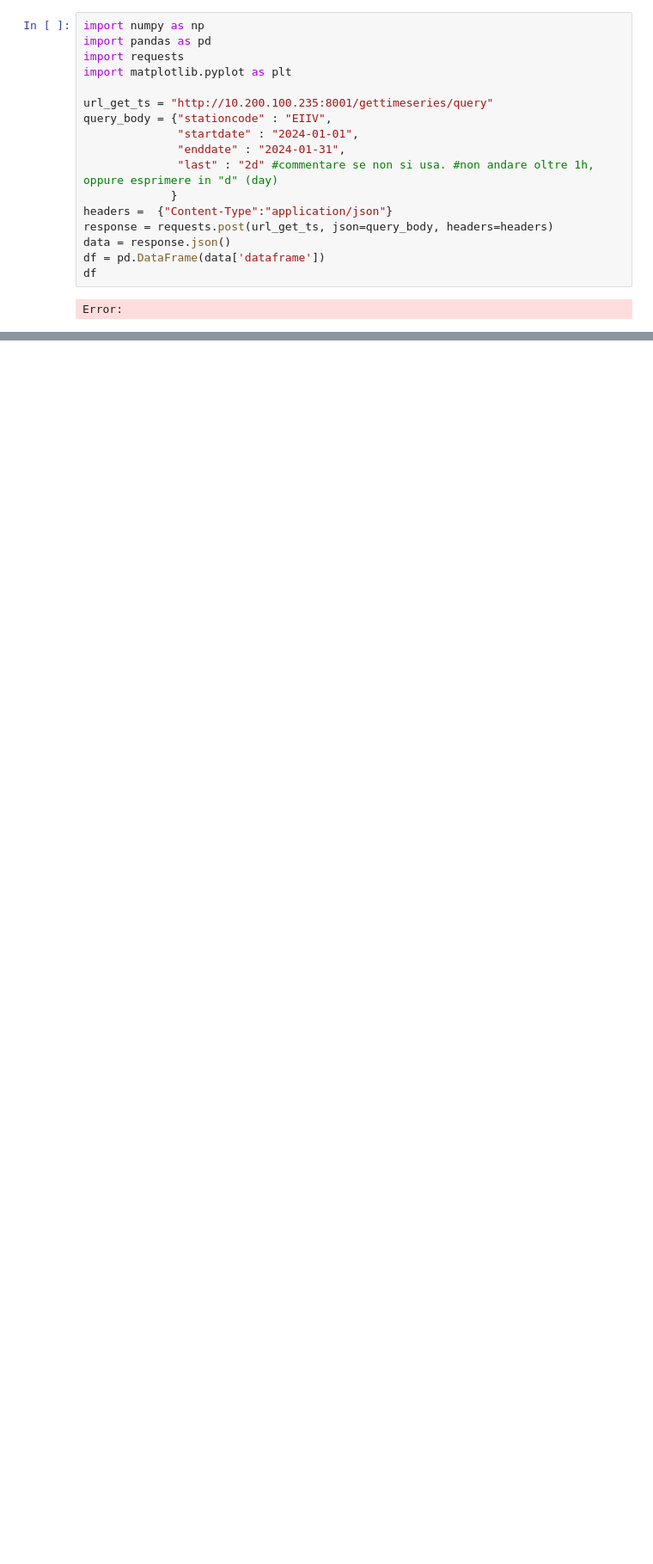
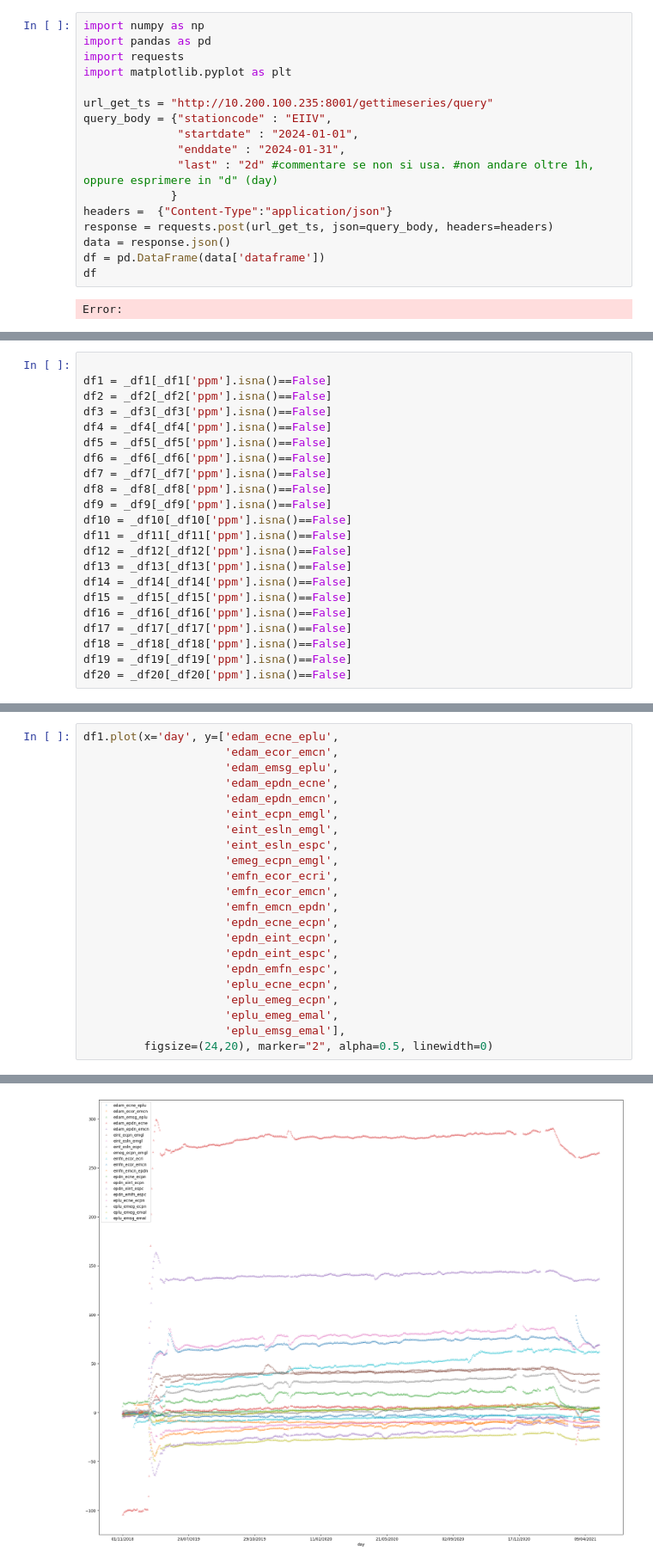
Before and after one commit to francescopandolfo/TESI_LM32, a Jupyter notebook: tesi_pandolfo_UI.ipynb, the cells around one changed output, grey strips where cells are left out. Shown at 86% size. Cells and saved outputs as stored; diff of their text form; blank space fills up the shorter version.

```diff
--- a/tesi_pandolfo_UI.ipynb
+++ b/tesi_pandolfo_UI.ipynb
@@ -34,0 +45,22 @@ df.plot(x='time', y='delta_east', figsize=(24,10), marker="8", alpha=0.5, linewi
+# %%
+
+df1 = _df1[_df1['ppm'].isna()==False]
+df2 = _df2[_df2['ppm'].isna()==False]
+df3 = _df3[_df3['ppm'].isna()==False]
+df4 = _df4[_df4['ppm'].isna()==False]
+df5 = _df5[_df5['ppm'].isna()==False]
+df6 = _df6[_df6['ppm'].isna()==False]
+df7 = _df7[_df7['ppm'].isna()==False]
+df8 = _df8[_df8['ppm'].isna()==False]
+df9 = _df9[_df9['ppm'].isna()==False]
+df10 = _df10[_df10['ppm'].isna()==False]
+df11 = _df11[_df11['ppm'].isna()==False]
+df12 = _df12[_df12['ppm'].isna()==False]
+df13 = _df13[_df13['ppm'].isna()==False]
+df14 = _df14[_df14['ppm'].isna()==False]
+df15 = _df15[_df15['ppm'].isna()==False]
+df16 = _df16[_df16['ppm'].isna()==False]
+df17 = _df17[_df17['ppm'].isna()==False]
+df18 = _df18[_df18['ppm'].isna()==False]
+df19 = _df19[_df19['ppm'].isna()==False]
+df20 = _df20[_df20['ppm'].isna()==False]
@@ -34,0 +126,23 @@ df.plot(x='time', y='delta_east', figsize=(24,10), marker="8", alpha=0.5, linewi
+# %%
+df1.plot(x='day', y=['edam_ecne_eplu',
+                     'edam_ecor_emcn',
+                     'edam_emsg_eplu',
+                     'edam_epdn_ecne',
+                     'edam_epdn_emcn',
+                     'eint_ecpn_emgl',
+                     'eint_esln_emgl',
+                     'eint_esln_espc',
+                     'emeg_ecpn_emgl',
+                     'emfn_ecor_ecri',
+                     'emfn_ecor_emcn',
+                     'emfn_emcn_epdn',
+                     'epdn_ecne_ecpn',
+                     'epdn_eint_ecpn',
+                     'epdn_eint_espc',
+                     'epdn_emfn_espc',
+                     'eplu_ecne_ecpn',
+                     'eplu_emeg_ecpn',
+                     'eplu_emeg_emal',
+                     'eplu_emsg_emal'],
+         figsize=(24,20), marker="2", alpha=0.5, linewidth=0)
+# %% [output]
@@ -34,0 +150 @@ df.plot(x='time', y='delta_east', figsize=(24,10), marker="8", alpha=0.5, linewi
+[figure, added]
```
Also changed, not shown: parts of 6 cells of this notebook.
